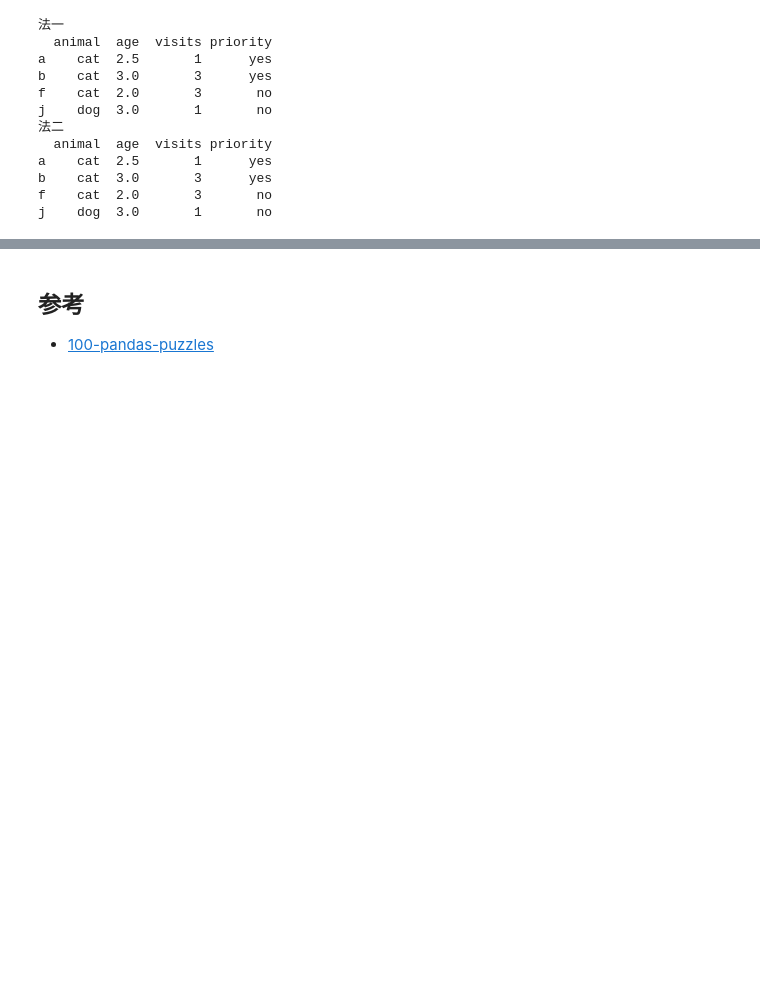
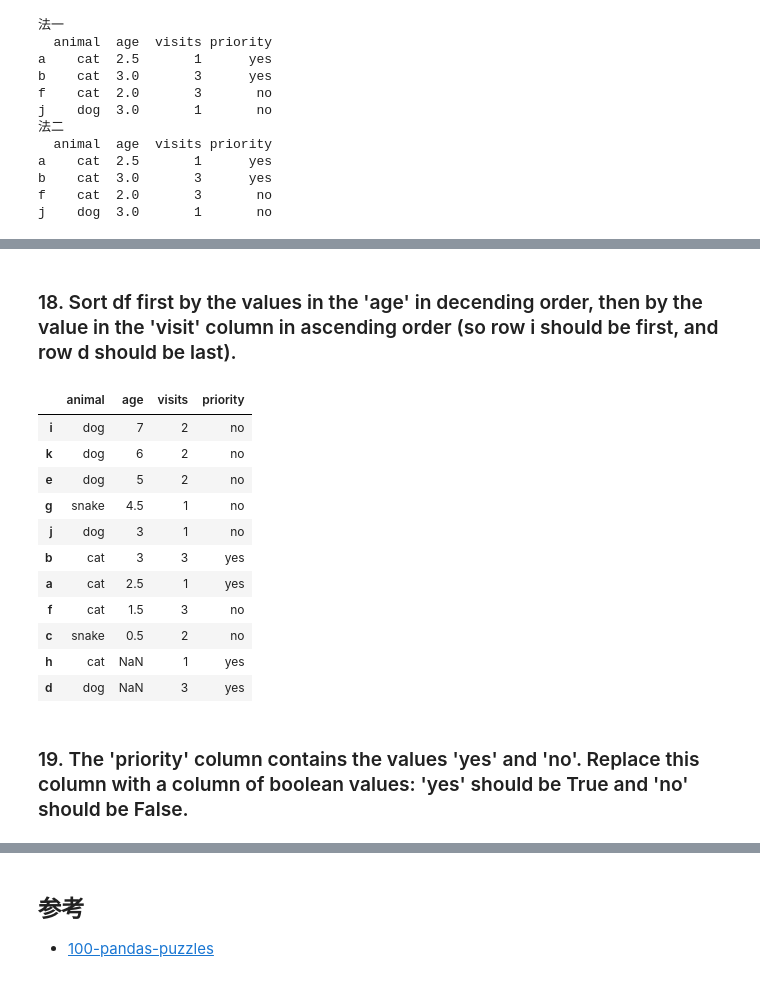
Before and after one commit to clelandgt/Python, a Jupyter notebook: Pandas/pandas/pandas练习题1-50.ipynb, the cells around one changed output, grey strips where cells are left out. Saved outputs shown, nothing was run; the diff lists cells and outputs as text; code cells hidden in the pictures; blank space fills up the shorter version.

```diff
--- a/Pandas/pandas/pandas练习题1-50.ipynb
+++ b/Pandas/pandas/pandas练习题1-50.ipynb
@@ -185,0 +245,19 @@ Change the age in row 'f' to 1.5
+# %% [markdown]
+### 18. Sort df first by the values in the 'age' in decending order, then by the value in the 'visit' column in ascending order (so row i should be first, and row d should be last).
+# %%
+df.sort_values(by=['age', 'visits'], ascending=[False, True])
+# %% [output]
+|  | animal | age | visits | priority |
+| i | dog | 7 | 2 | no |
+| k | dog | 6 | 2 | no |
+| e | dog | 5 | 2 | no |
+| g | snake | 4.5 | 1 | no |
+| j | dog | 3 | 1 | no |
+| b | cat | 3 | 3 | yes |
+| a | cat | 2.5 | 1 | yes |
+| f | cat | 1.5 | 3 | no |
+| c | snake | 0.5 | 2 | no |
+| h | cat | NaN | 1 | yes |
+| d | dog | NaN | 3 | yes |
+# %% [markdown]
+### 19. The 'priority' column contains the values 'yes' and 'no'. Replace this column with a column of boolean values: 'yes' should be True and 'no' should be False.
```
Also changed, not shown: parts of 17 cells of this notebook.
